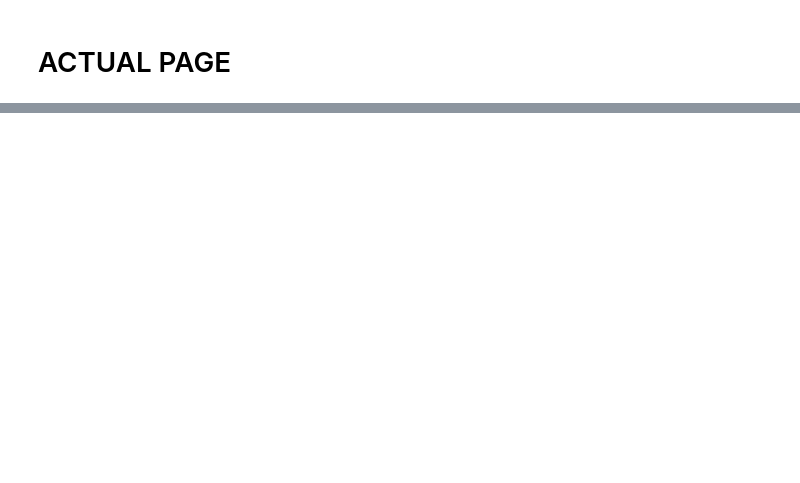
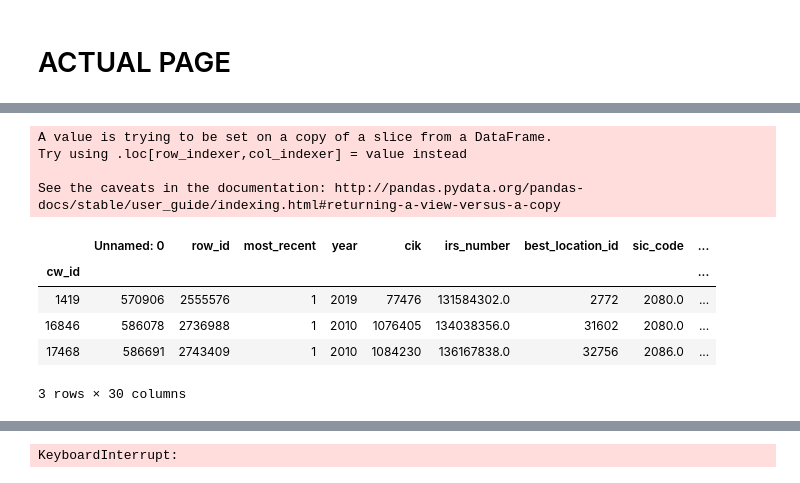
Before and after one commit to prakharchandna/info202project, a Jupyter notebook: Outline.ipynb, the cells around one changed output, grey strips where cells are left out. Cells and saved outputs as stored; diff of their text form; code cells hidden in the pictures; blank space fills up the shorter version.

```diff
--- a/Outline.ipynb
+++ b/Outline.ipynb
@@ -281,14 +281,18 @@ def BSector():
     display_company_report = company_choice
 # %%
 # rachel will start
-def display_drop_down(options_list):
+def display_drop_down_beta(options_list):
     """
     displays a drop down for the items in options list, collects choice from the user and returns a string with
     their choice
 
     Requirements: Sector_group_name, Sector_name, Industry_name
     """
-    choice = "Berkshire Hathway"
-    print(options_list)
+    print(options_list.keys())
     choice = input('Type the item you would like to choose')
-    return choice
+    sel  = int(options_list[choice])
+    print(options_list[choice])
+    return sel
+# %%
+d = display_drop_down_beta({'x': 1, 'y': 2})
+print(d)
@@ -457,7 +518,7 @@ def display_breakdown(clean_company_name):
 
     shows list of sectors they are in
     '''
-    return []
+    return ["DISPLAY BREAKDOWN"]
 # %%
 def display_hierarchy(clean_company_name):
     '''
@@ -482,0 +603,54 @@ print("Enter the name of a ")
+# %%
+#Add sector logic here
+print('Please input a company you would like to search for')
+print('Tips for searching:')
+print('-You can enter a partial number')
+company = input('> ').upper()
+sector = input('What sector are you looking for: ')
+print("Searching for relevant companies with names matching " + company + " in sector " + sector)
+MAX_REPEATS = 10
+repeats = 0
+company_id = None
+choice = None
+df = display_company_suggestions(company_data, company, sector)
+while(repeats < MAX_REPEATS):
+    print("enter the loop")
+    print("data frame size " + str(df.size))
+    repeats = repeats = repeats + 1
+    if df.size == 0:
+        print("I'm sorry, I wasn't able to find a company with those attributes. Would you like to do next:")
+        print("1) Search for another company?")
+        print("2) Go Back") #go back doesn't make sense
+        choice = int(input("> "))
+    elif df.size == 1:
+        company_id = df[cw_id][0]
+        # This continued logic should be removed
+        print('What would you like to do now:')
+        print('1) Search for another Company')
+        print('2) Go Back')
+        print('3) Get Company Report')
+    elif df.size > 1:
+        display(df)
+        print(" ======================================")
+        print('which company would you like to select (cw_id):')
+        d = df[COMPANY_NAME].to_dict()
+        company_names = dict(map(reversed, d.items()))
+        cw_id = display_drop_down_beta(company_names)
+        print("Got id  " + str(cw_id))
+        print("after searching id  " + str(cw_id))
+        df = display_company_report(cw_id, df)
+    if company_id is not None:
+        if choice == 1:
+            df = display_company_suggestions(company_data, company, sector)
+        elif choice == 2:
+            print('Please input a company you would like to search for')
+            print('Tips for searching:')
+            print('-You can enter a partial number')
+            company = input('> ').upper()
+            sector = input('What sector are you looking for: ')
+
+        elif choice == 3:
+            display_breakdown(company_id)
+        else:
+            print('Sorry I didnt get that, please select another choice')
+# %% [output]
@@ -482,0 +666,10 @@ print("Enter the name of a ")
+A value is trying to be set on a copy of a slice from a DataFrame.
+Try using .loc[row_indexer,col_indexer] = value instead
+
+See the caveats in the documentation: http://pandas.pydata.org/pandas-docs/stable/user_guide/indexing.html#returning-a-view-versus-a-copy
+|  | Unnamed: 0 | row_id | most_recent | year | cik | irs_number | best_location_id | sic_code | ... |
+| cw_id |  |  |  |  |  |  |  |  | ... |
+| 1419 | 570906 | 2555576 | 1 | 2019 | 77476 | 131584302.0 | 2772 | 2080.0 | ... |
+| 16846 | 586078 | 2736988 | 1 | 2010 | 1076405 | 134038356.0 | 31602 | 2080.0 | ... |
+| 17468 | 586691 | 2743409 | 1 | 2010 | 1084230 | 136167838.0 | 32756 | 2086.0 | ... |
+3 rows × 30 columns
@@ -482,0 +693 @@ print("Enter the name of a ")
+KeyboardInterrupt:
```
Also changed, not shown: parts of 10 cells of this notebook.
